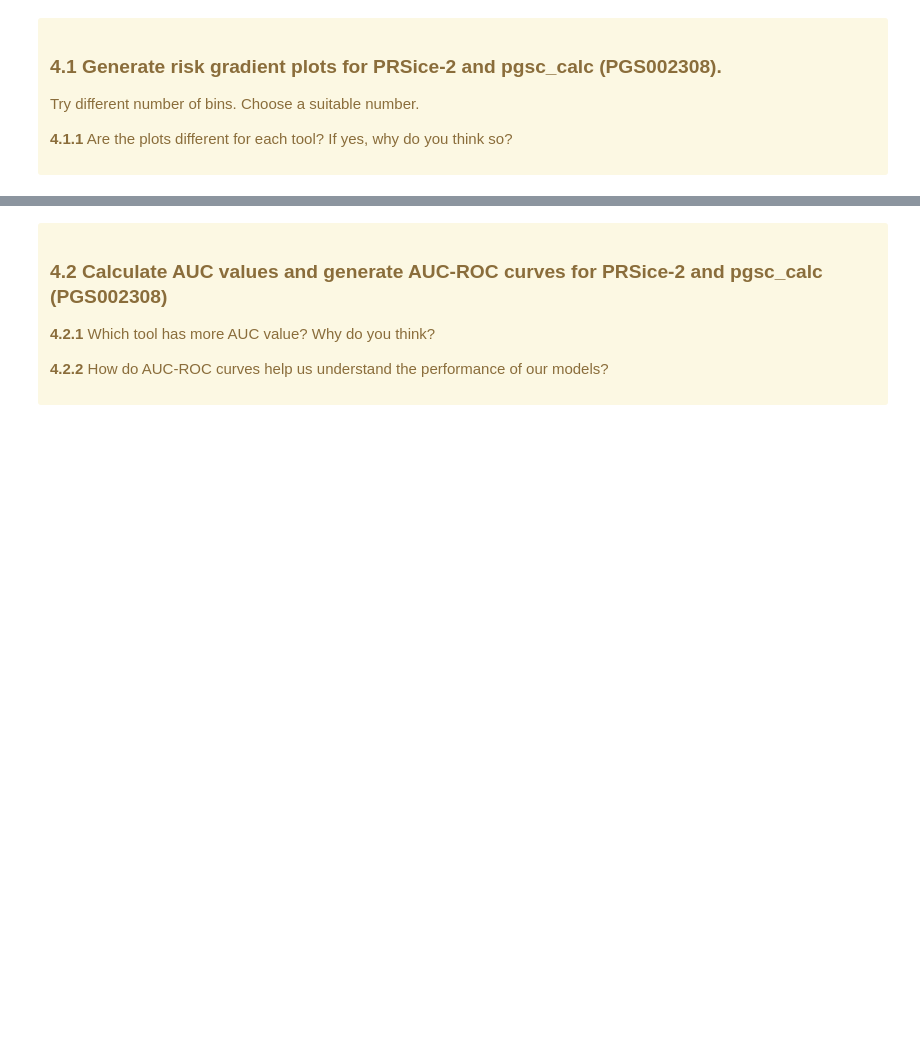
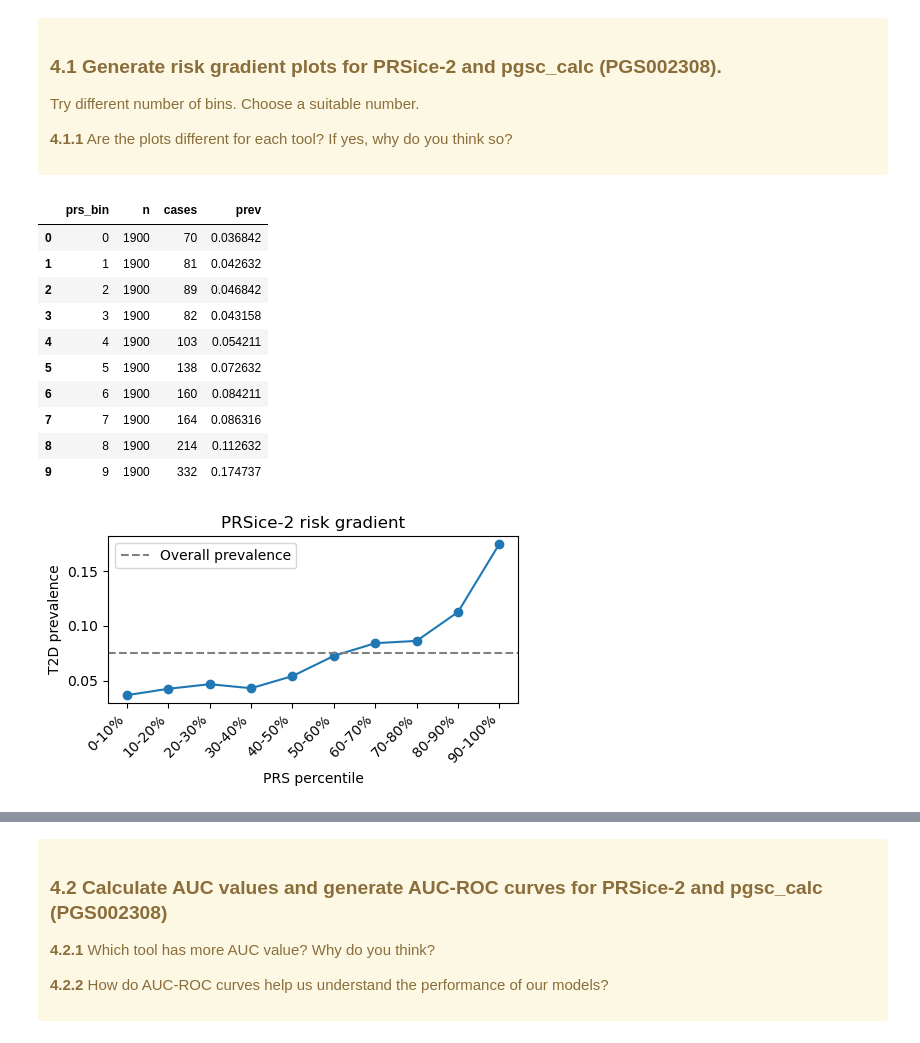
Before and after one commit to NyxHemera/BIOL-6150-Project7, a Jupyter notebook: Project7-PolygenicRiskScores.ipynb, the cells around one changed output, grey strips where cells are left out. Drawn from its saved outputs; the diff is of its cells as text; code cells hidden in the pictures; blank space fills up the shorter version.

```diff
--- a/Project7-PolygenicRiskScores.ipynb
+++ b/Project7-PolygenicRiskScores.ipynb
@@ -408,4 +437,48 @@ match percentage: 1.02% vs 1.26%
 # %%
 #Your code for PRSice risk gradient plot here
+base  = Path.home() / "biol6150"
+pheno = pd.read_csv(base / "Data2/PRS/pheno.tsv", sep="\t")
+pheno = pheno[pheno["T2D"].isin([1, 2])].copy()
+pheno["T2D_bin"] = pheno["T2D"].map({1: 0, 2: 1})        # 1/2 -> 0/1
+
+df = pd.read_csv(base / "SharedEnvironment/group4/PRS/test_results.best", sep=r"\s+")
+df = df[df["In_Regression"] == "Yes"]
+df = df.merge(pheno[["FID", "IID", "T2D_bin"]], on=["FID", "IID"], how="inner")
+
+df["prs_bin"] = pd.qcut(df["PRS"], 10, labels=False, duplicates="drop")
+
+gradient = (
+    df.groupby("prs_bin")
+      .agg(n=("T2D_bin", "size"), cases=("T2D_bin", "sum"))
+      .reset_index()
+)
+gradient["prev"] = gradient["cases"] / gradient["n"]
+display(gradient)
+
+plt.figure(figsize=(5, 3))
+plt.plot(gradient["prs_bin"], gradient["prev"], marker="o")
+plt.axhline(df["T2D_bin"].mean(), ls="--", color="gray", label="Overall prevalence")
+plt.xticks(range(len(gradient)),
+           [f"{int(b*10)}-{int(b*10)+10}%" for b in gradient["prs_bin"]],
+           rotation=45, ha="right")
+plt.ylabel("T2D prevalence")
+plt.xlabel("PRS percentile")
+plt.title("PRSice-2 risk gradient")
+plt.legend()
+plt.tight_layout()
+plt.show()
+# %% [output]
+|  | prs_bin | n | cases | prev |
+| 0 | 0 | 1900 | 70 | 0.036842 |
+| 1 | 1 | 1900 | 81 | 0.042632 |
+| 2 | 2 | 1900 | 89 | 0.046842 |
+| 3 | 3 | 1900 | 82 | 0.043158 |
+| 4 | 4 | 1900 | 103 | 0.054211 |
+| 5 | 5 | 1900 | 138 | 0.072632 |
+| 6 | 6 | 1900 | 160 | 0.084211 |
+| 7 | 7 | 1900 | 164 | 0.086316 |
+| 8 | 8 | 1900 | 214 | 0.112632 |
+| 9 | 9 | 1900 | 332 | 0.174737 |
+[figure, added]
 # %%
 #Your code for pgsc_calc risk gradient plot here
```
Also changed, not shown: parts of 24 cells of this notebook.
